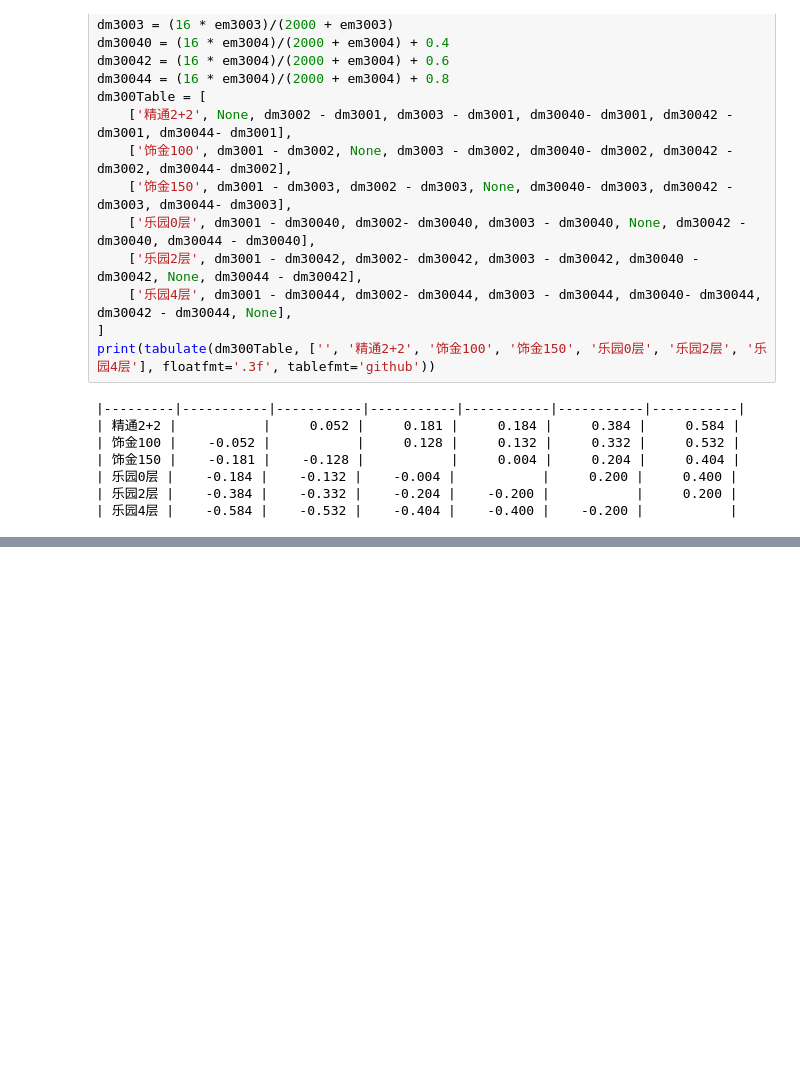
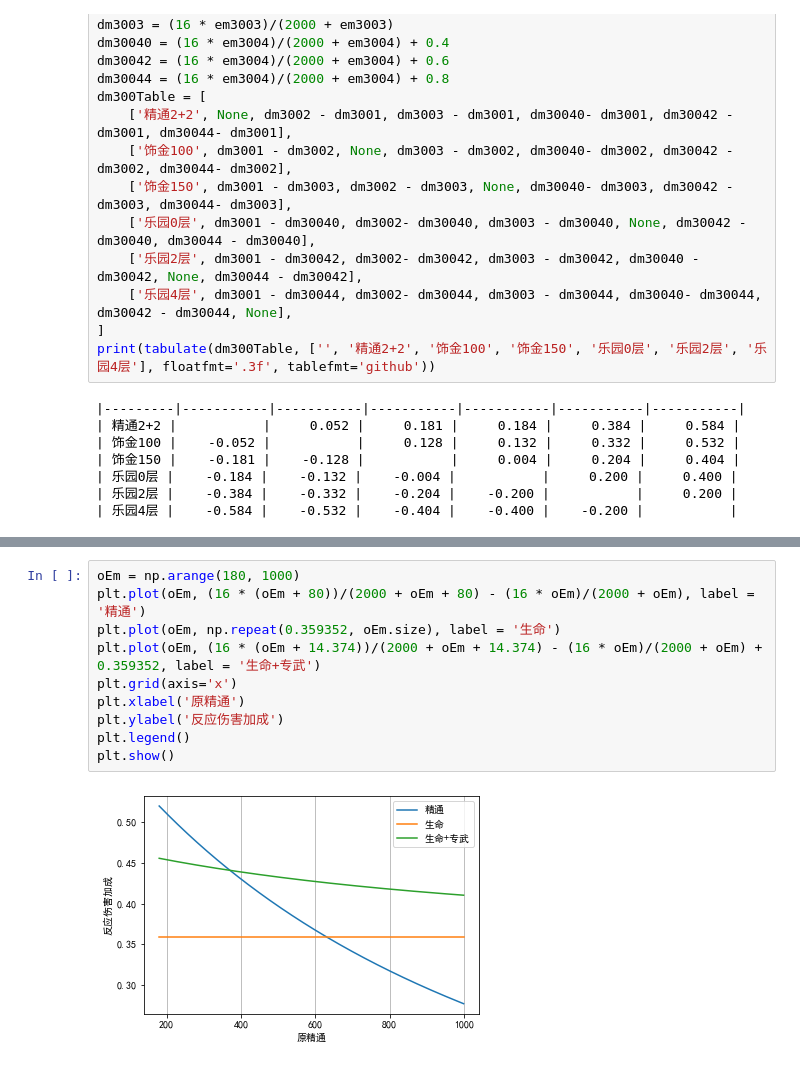
Before and after one commit to muedsa/mihoyo-lab-notebook, a Jupyter notebook: bloom-reactions.ipynb, the cells around one changed output, grey strips where cells are left out. Saved outputs shown, nothing was run; the diff lists cells and outputs as text; blank space fills up the shorter version.

```diff
--- a/bloom-reactions.ipynb
+++ b/bloom-reactions.ipynb
@@ -211,0 +261,12 @@ print(tabulate(hpTable, headers = ['加成方式', 'HP', '副词条需求'], flo
+# %%
+oEm = np.arange(180, 1000)
+plt.plot(oEm, (16 * (oEm + 80))/(2000 + oEm + 80) - (16 * oEm)/(2000 + oEm), label = '精通')
+plt.plot(oEm, np.repeat(0.359352, oEm.size), label = '生命')
+plt.plot(oEm, (16 * (oEm + 14.374))/(2000 + oEm + 14.374) - (16 * oEm)/(2000 + oEm) + 0.359352, label = '生命+专武')
+plt.grid(axis='x')
+plt.xlabel('原精通')
+plt.ylabel('反应伤害加成')
+plt.legend()
+plt.show()
+# %% [output]
+[figure, added]
```
Also changed, not shown: parts of 17 cells of this notebook.
